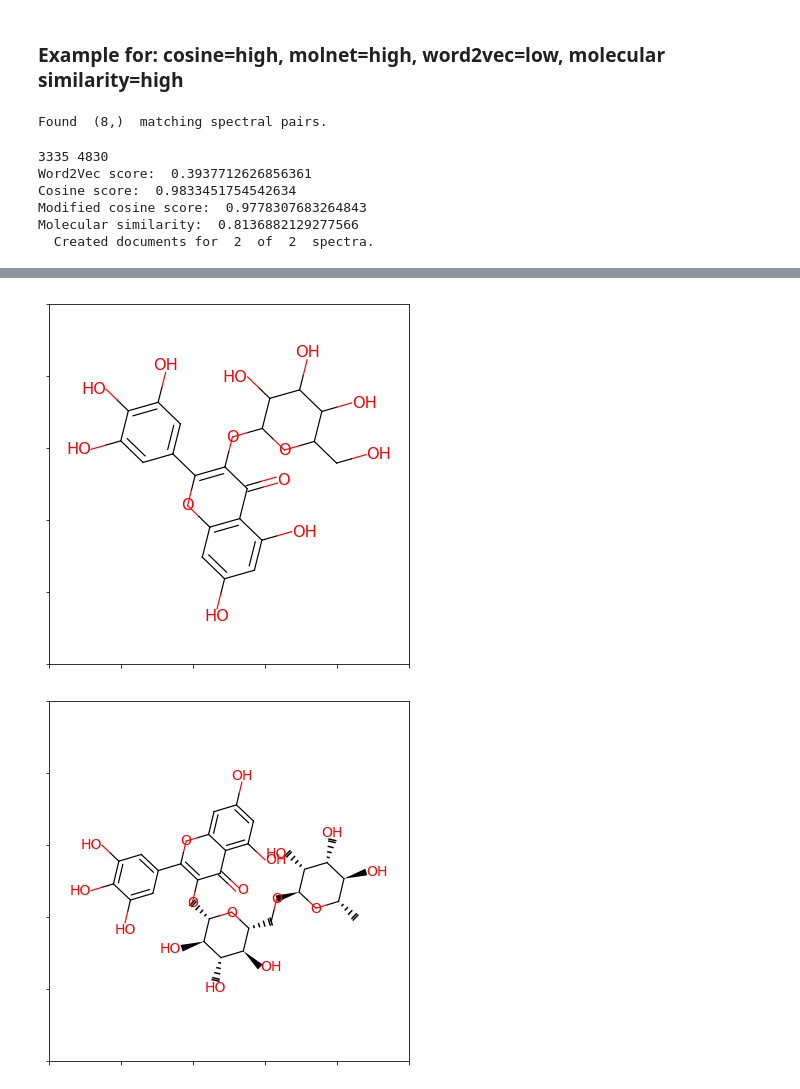
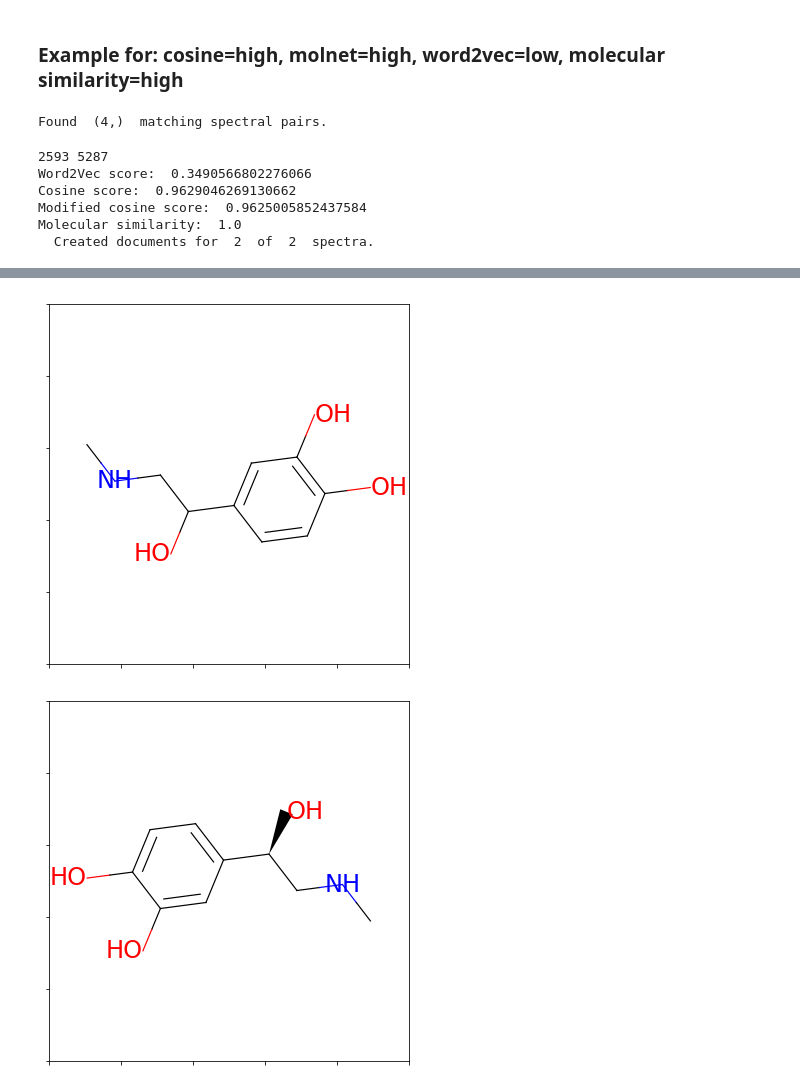
Before and after one commit to florian-huber/SeSiMe, a Jupyter notebook: notebooks/SeSiMe_MS_gnps_unique_smiles_in-depth_examples.ipynb, the cells around one changed output, grey strips where cells are left out. Saved outputs shown, nothing was run; the diff lists cells and outputs as text; code cells hidden in the pictures.

```diff
--- a/notebooks/SeSiMe_MS_gnps_unique_smiles_in-depth_examples.ipynb
+++ b/notebooks/SeSiMe_MS_gnps_unique_smiles_in-depth_examples.ipynb
@@ -452,20 +454,20 @@ Molecular similarity:  0.863905325443787
 ### Example for: cosine=high, molnet=high, word2vec=low, molecular similarity=high
 # %%
 pair_selection = np.where((cosine_sim > 0.8)
-                          & (molnet_sim_hung > 0.9)
+                          & (molnet_sim > 0.9)
                 & (M_sim_ctr < 0.4)
                 & (molecular_similarities > 0.8))
 
 print("Found ", pair_selection[0].shape, " matching spectral pairs.")
 # %% [output]
-Found  (8,)  matching spectral pairs.
+Found  (4,)  matching spectral pairs.
 # %%
-id = 1
+id = 0
 ID1, ID2 = pair_selection[0][id], pair_selection[1][id]
 print(ID1, ID2)
 print("Word2Vec score: ", M_sim_ctr[ID1, ID2])
 print("Cosine score: ", cosine_sim[ID1, ID2])
-print("Modified cosine score: ", molnet_sim_hung[ID1, ID2])
+print("Modified cosine score: ", molnet_sim[ID1, ID2])
 print("Molecular similarity: ", molecular_similarities[ID1, ID2])
 
 Csim_words = MS_functions.plot_spectra_comparison(MS_measure,
@@ -475,12 +477,14 @@ Csim_words = MS_functions.plot_spectra_comparison(MS_measure,
                                                   min_mz = 0,
                                                   max_mz = 1000,
                                                   threshold = 0.001,
+                                                  tol = 0.02,
+                                                  method = 'molnet', #'cosine'
                                                   wordsim_cutoff = 0.0,
                                                   plot_molecules = True)
 # %% [output]
-3335 4830
-Word2Vec score:  0.3937712626856361
-Cosine score:  0.9833451754542634
-Modified cosine score:  0.9778307683264843
-Molecular similarity:  0.8136882129277566
+2593 5287
+Word2Vec score:  0.3490566802276066
+Cosine score:  0.9629046269130662
+Modified cosine score:  0.9625005852437584
+Molecular similarity:  1.0
   Created documents for  2  of  2  spectra.
@@ -488,2 +492,2 @@ Molecular similarity:  0.8136882129277566
-[figure, old version]
+[figure, new version]
-[figure, old version]
+[figure, new version]
```
Also changed, not shown: parts of 3 cells of this notebook.
